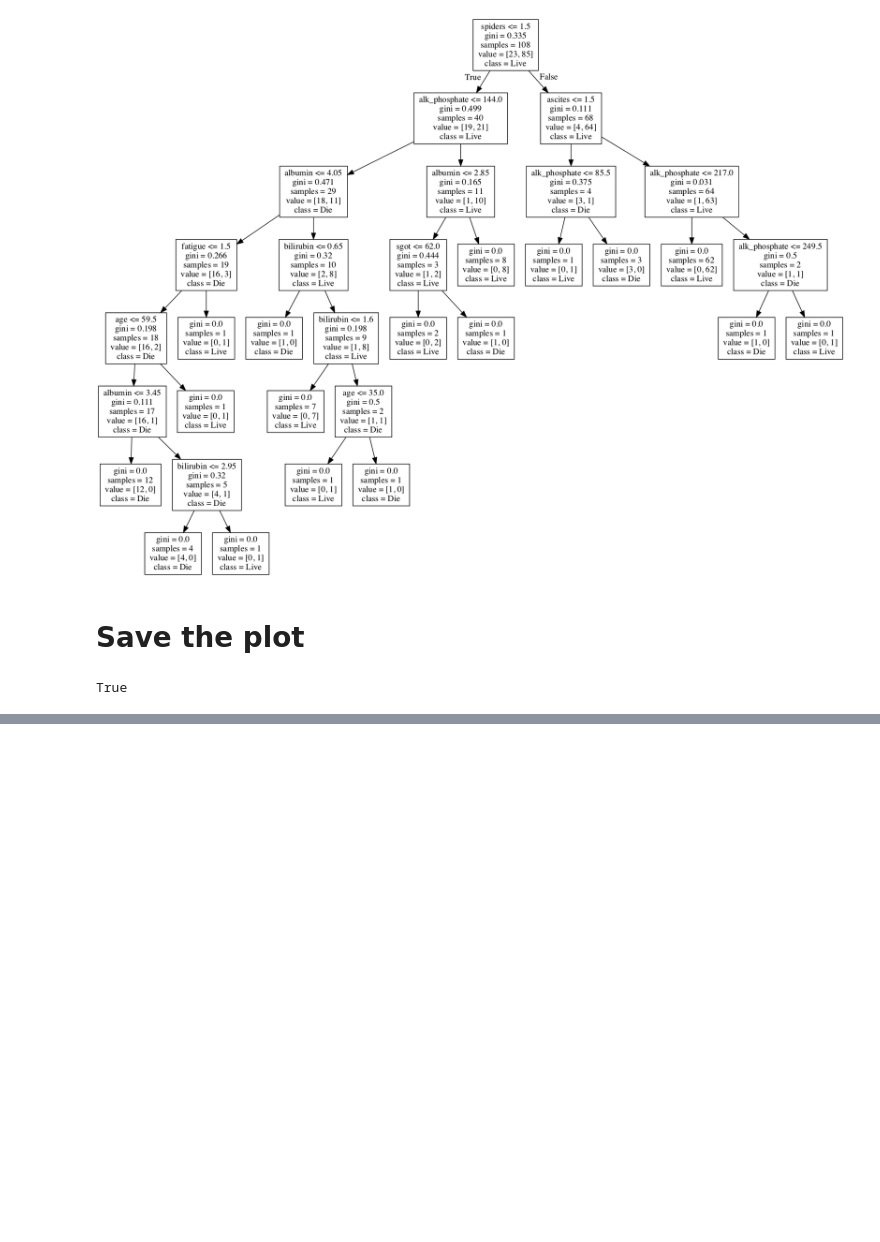
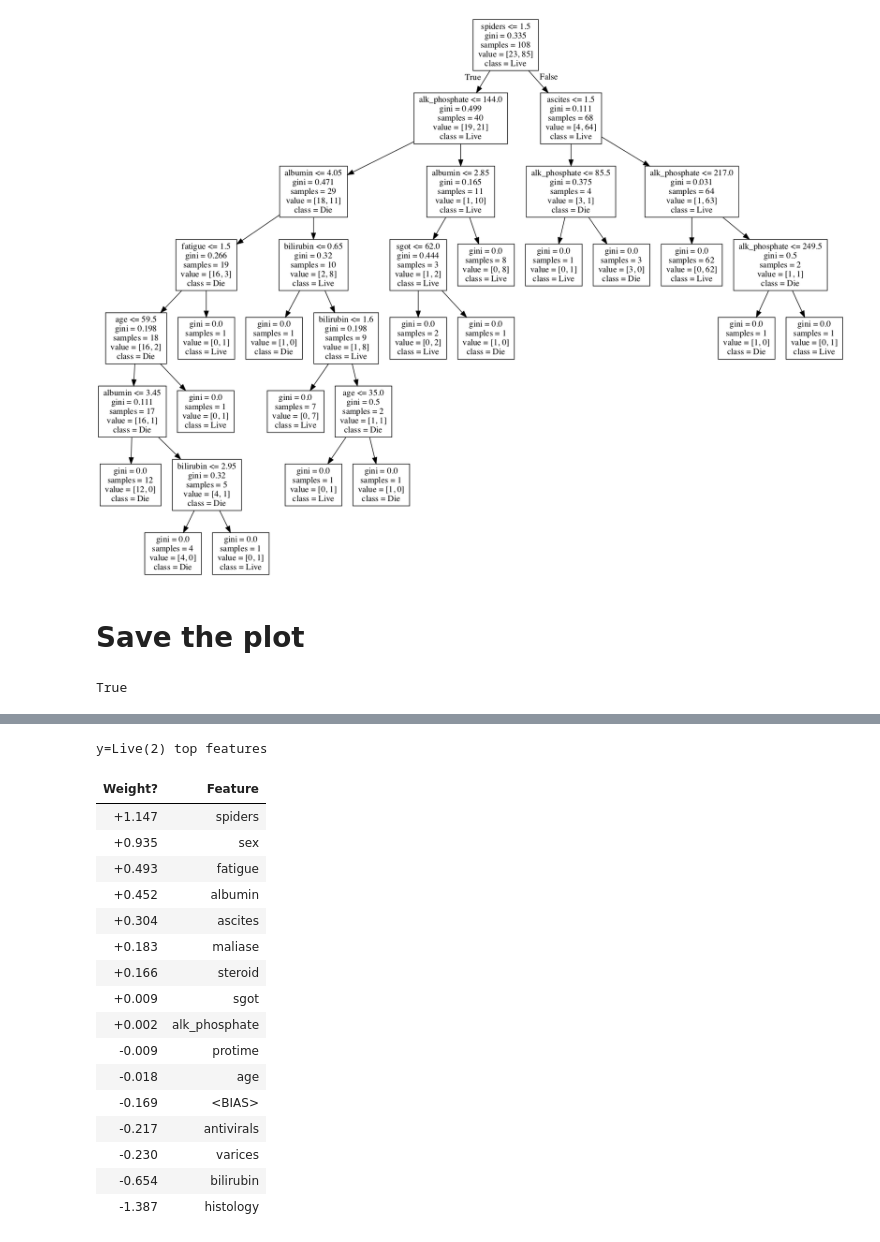
Before and after one commit to code-JOA/Predicting_Hepatitis_Mortality_Rate, a Jupyter notebook: Hepatitis_Mortality_Prediction.ipynb, the cells around one changed output, grey strips where cells are left out. Drawn from its saved outputs; the diff is of its cells as text; code cells hidden in the pictures; blank space fills up the shorter version.

Commit message:
Model Evaluation

```diff
--- a/Hepatitis_Mortality_Prediction.ipynb
+++ b/Hepatitis_Mortality_Prediction.ipynb
@@ -966,0 +1012,2 @@ True
+# %%
+class_names = ['Die(1)',"Live(2)"]
@@ -966,0 +1104,25 @@ True
+# %%
+feature_names_best2 = ['age', 'sex', 'steroid', 'antivirals', 'fatigue', 'spiders', 'ascites',
+       'varices', 'bilirubin', 'alk_phosphate', 'sgot', 'albumin', 'protime',
+       'histology','maliase']
+# %%
+eli5.show_weights(model_logit,feature_names=feature_names_best2,target_names=class_names)
+# %% [output]
+y=Live(2) top features
+| Weight? | Feature |
+| +1.147 | spiders |
+| +0.935 | sex |
+| +0.493 | fatigue |
+| +0.452 | albumin |
+| +0.304 | ascites |
+| +0.183 | maliase |
+| +0.166 | steroid |
+| +0.009 | sgot |
+| +0.002 | alk_phosphate |
+| -0.009 | protime |
+| -0.018 | age |
+| -0.169 | <BIAS> |
+| -0.217 | antivirals |
+| -0.230 | varices |
+| -0.654 | bilirubin |
+| -1.387 | histology |
```
Also changed, not shown: parts of 21 cells of this notebook.
